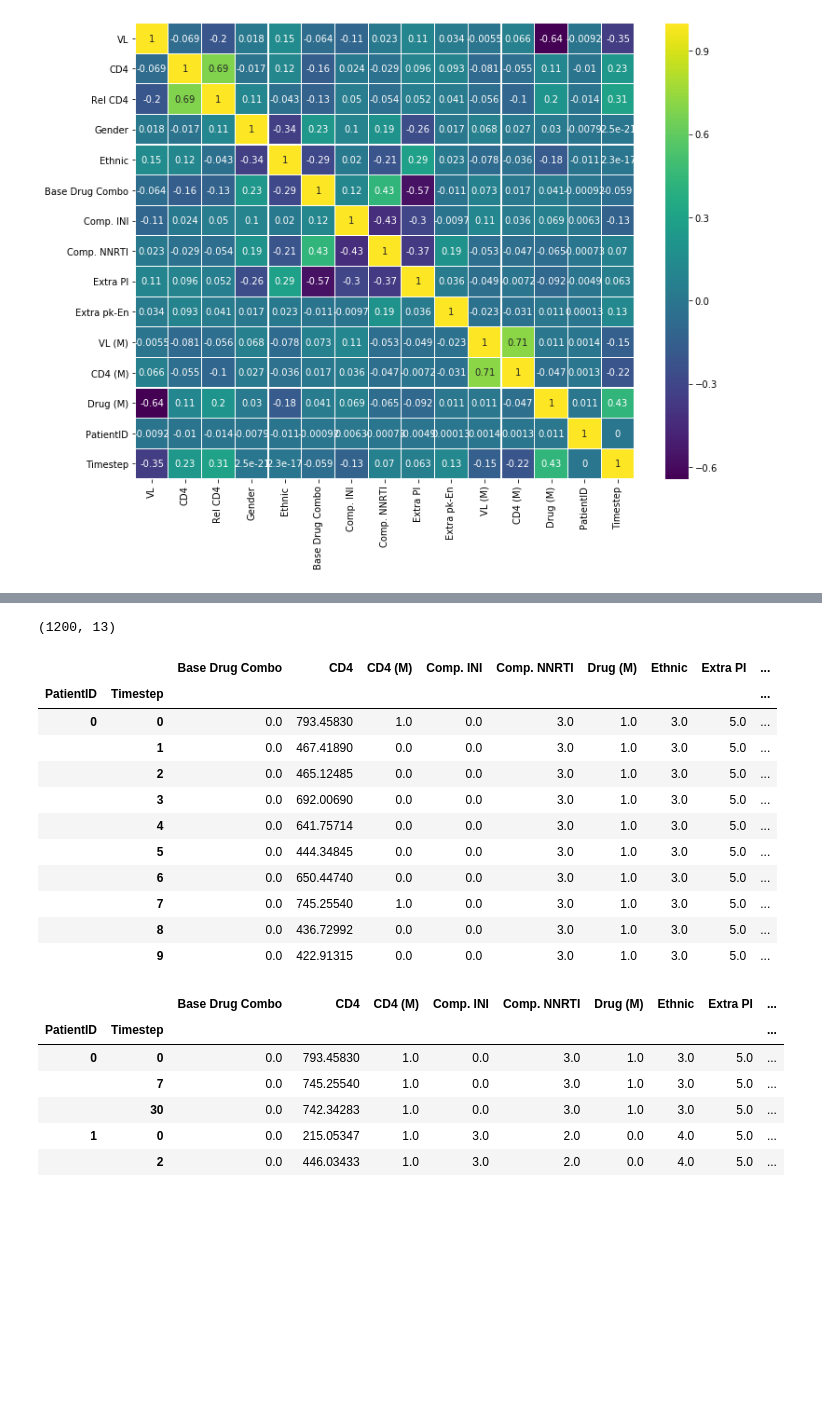
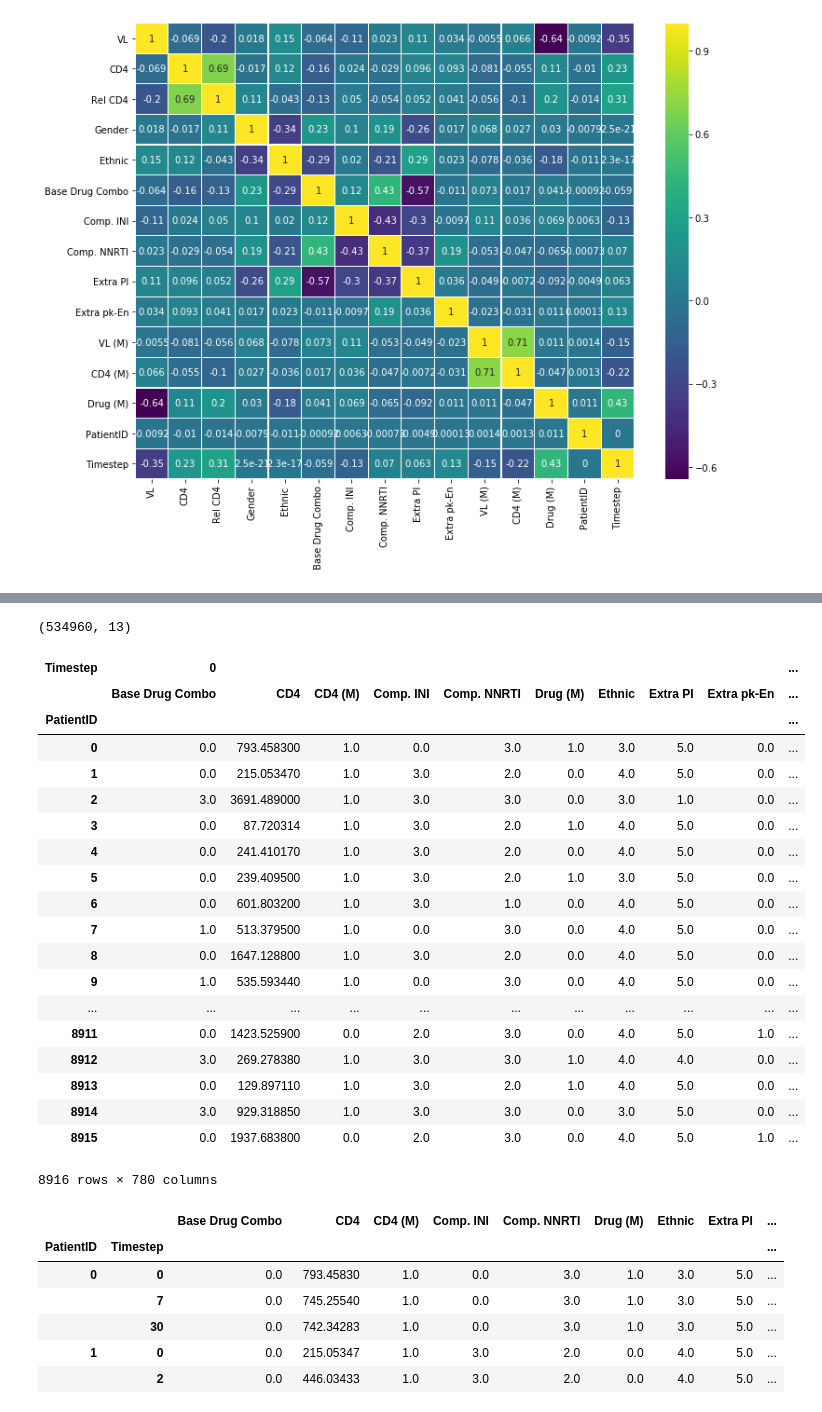
Before and after one commit to jashvanjara/UNSW-Datathon-2023, a Jupyter notebook: Testing.ipynb, the cells around one changed output, grey strips where cells are left out. Cells and saved outputs as stored; diff of their text form; code cells hidden in the pictures; blank space fills up the shorter version.

```diff
--- a/Testing.ipynb
+++ b/Testing.ipynb
@@ -42,21 +51,29 @@ ax.get_legend().remove()
 # %%
-DataPivot2 = pd.pivot_table(Data[0:1200], index=["PatientID", 'Timestep'])
+DataPivot2 = pd.pivot_table(Data, index=["PatientID", 'Timestep'])
 print(DataPivot2.shape)
-DataPivot2.head(10)
+DataPivot2.unstack().swaplevel(0, 1, 1).sort_index(1)
 # %% [output]
-(1200, 13)
+(534960, 13)
-|  |  | Base Drug Combo | CD4 | CD4 (M) | Comp. INI | Comp. NNRTI | Drug (M) | Ethnic | Extra PI | ... |
-| PatientID | Timestep |  |  |  |  |  |  |  |  | ... |
-| 0 | 0 | 0.0 | 793.45830 | 1.0 | 0.0 | 3.0 | 1.0 | 3.0 | 5.0 | ... |
-|  | 1 | 0.0 | 467.41890 | 0.0 | 0.0 | 3.0 | 1.0 | 3.0 | 5.0 | ... |
-|  | 2 | 0.0 | 465.12485 | 0.0 | 0.0 | 3.0 | 1.0 | 3.0 | 5.0 | ... |
-|  | 3 | 0.0 | 692.00690 | 0.0 | 0.0 | 3.0 | 1.0 | 3.0 | 5.0 | ... |
-|  | 4 | 0.0 | 641.75714 | 0.0 | 0.0 | 3.0 | 1.0 | 3.0 | 5.0 | ... |
-|  | 5 | 0.0 | 444.34845 | 0.0 | 0.0 | 3.0 | 1.0 | 3.0 | 5.0 | ... |
-|  | 6 | 0.0 | 650.44740 | 0.0 | 0.0 | 3.0 | 1.0 | 3.0 | 5.0 | ... |
-|  | 7 | 0.0 | 745.25540 | 1.0 | 0.0 | 3.0 | 1.0 | 3.0 | 5.0 | ... |
-|  | 8 | 0.0 | 436.72992 | 0.0 | 0.0 | 3.0 | 1.0 | 3.0 | 5.0 | ... |
-|  | 9 | 0.0 | 422.91315 | 0.0 | 0.0 | 3.0 | 1.0 | 3.0 | 5.0 | ... |
+| Timestep | 0 |  |  |  |  |  |  |  |  | ... |
+|  | Base Drug Combo | CD4 | CD4 (M) | Comp. INI | Comp. NNRTI | Drug (M) | Ethnic | Extra PI | Extra pk-En | ... |
+| PatientID |  |  |  |  |  |  |  |  |  | ... |
+| 0 | 0.0 | 793.458300 | 1.0 | 0.0 | 3.0 | 1.0 | 3.0 | 5.0 | 0.0 | ... |
+| 1 | 0.0 | 215.053470 | 1.0 | 3.0 | 2.0 | 0.0 | 4.0 | 5.0 | 0.0 | ... |
+| 2 | 3.0 | 3691.489000 | 1.0 | 3.0 | 3.0 | 0.0 | 3.0 | 1.0 | 0.0 | ... |
+| 3 | 0.0 | 87.720314 | 1.0 | 3.0 | 2.0 | 1.0 | 4.0 | 5.0 | 0.0 | ... |
+| 4 | 0.0 | 241.410170 | 1.0 | 3.0 | 2.0 | 0.0 | 4.0 | 5.0 | 0.0 | ... |
+| 5 | 0.0 | 239.409500 | 1.0 | 3.0 | 2.0 | 1.0 | 3.0 | 5.0 | 0.0 | ... |
+| 6 | 0.0 | 601.803200 | 1.0 | 3.0 | 1.0 | 0.0 | 4.0 | 5.0 | 0.0 | ... |
+| 7 | 1.0 | 513.379500 | 1.0 | 0.0 | 3.0 | 0.0 | 4.0 | 5.0 | 0.0 | ... |
+| 8 | 0.0 | 1647.128800 | 1.0 | 3.0 | 2.0 | 0.0 | 4.0 | 5.0 | 0.0 | ... |
+| 9 | 1.0 | 535.593440 | 1.0 | 0.0 | 3.0 | 0.0 | 4.0 | 5.0 | 0.0 | ... |
+| ... | ... | ... | ... | ... | ... | ... | ... | ... | ... | ... |
+| 8911 | 0.0 | 1423.525900 | 0.0 | 2.0 | 3.0 | 0.0 | 4.0 | 5.0 | 1.0 | ... |
+| 8912 | 3.0 | 269.278380 | 1.0 | 3.0 | 3.0 | 1.0 | 4.0 | 4.0 | 0.0 | ... |
+| 8913 | 0.0 | 129.897110 | 1.0 | 3.0 | 2.0 | 1.0 | 4.0 | 5.0 | 0.0 | ... |
+| 8914 | 3.0 | 929.318850 | 1.0 | 3.0 | 3.0 | 0.0 | 3.0 | 5.0 | 0.0 | ... |
+| 8915 | 0.0 | 1937.683800 | 0.0 | 2.0 | 3.0 | 0.0 | 4.0 | 5.0 | 1.0 | ... |
+8916 rows × 780 columns
 # %%
 DataPivot2[(DataPivot2['CD4 (M)'] == 1) | (DataPivot2['VL (M)'] == 1)].head(20)
 # %% [output]
```
Also changed, not shown: parts of 4 cells of this notebook.
